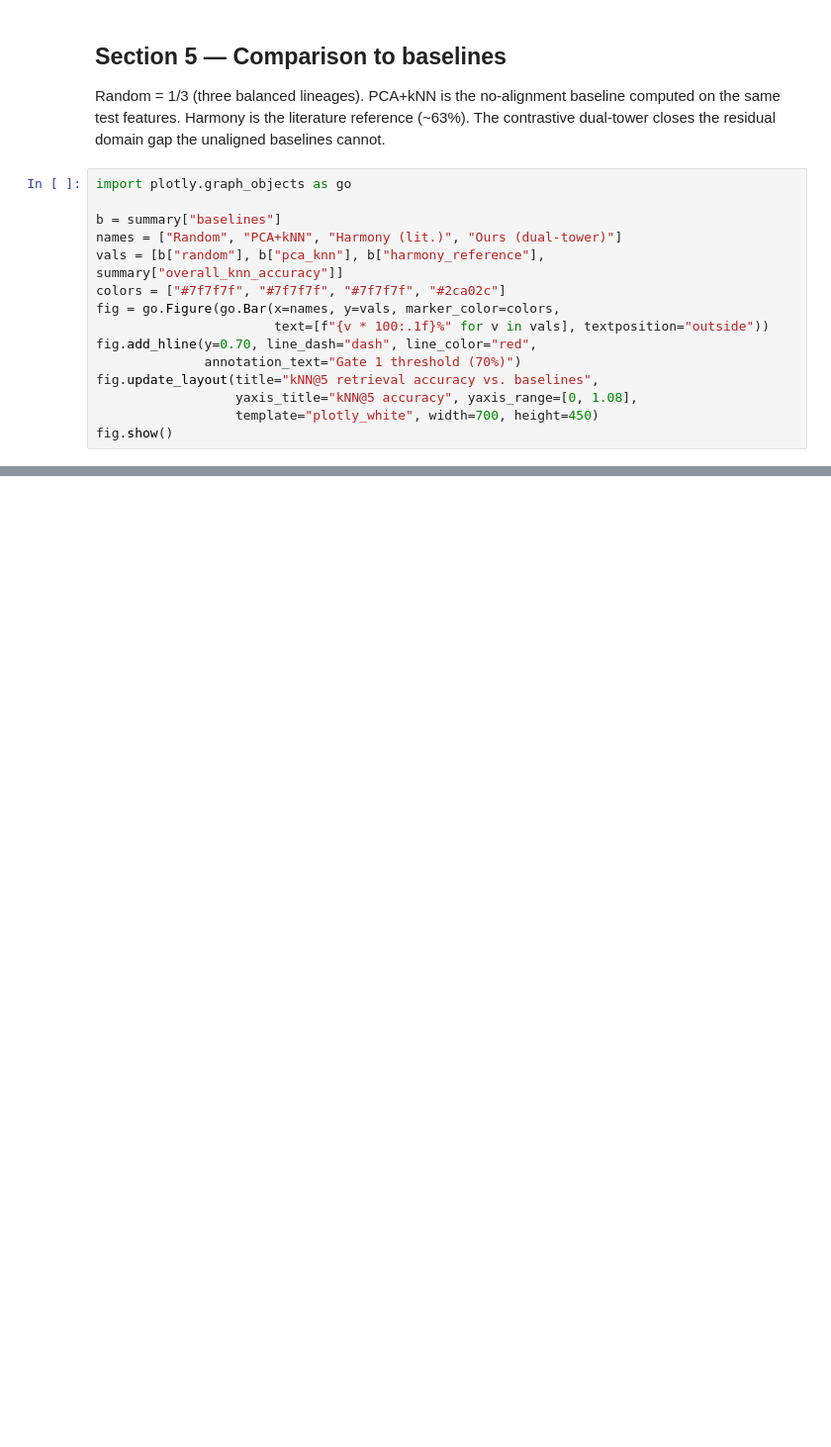
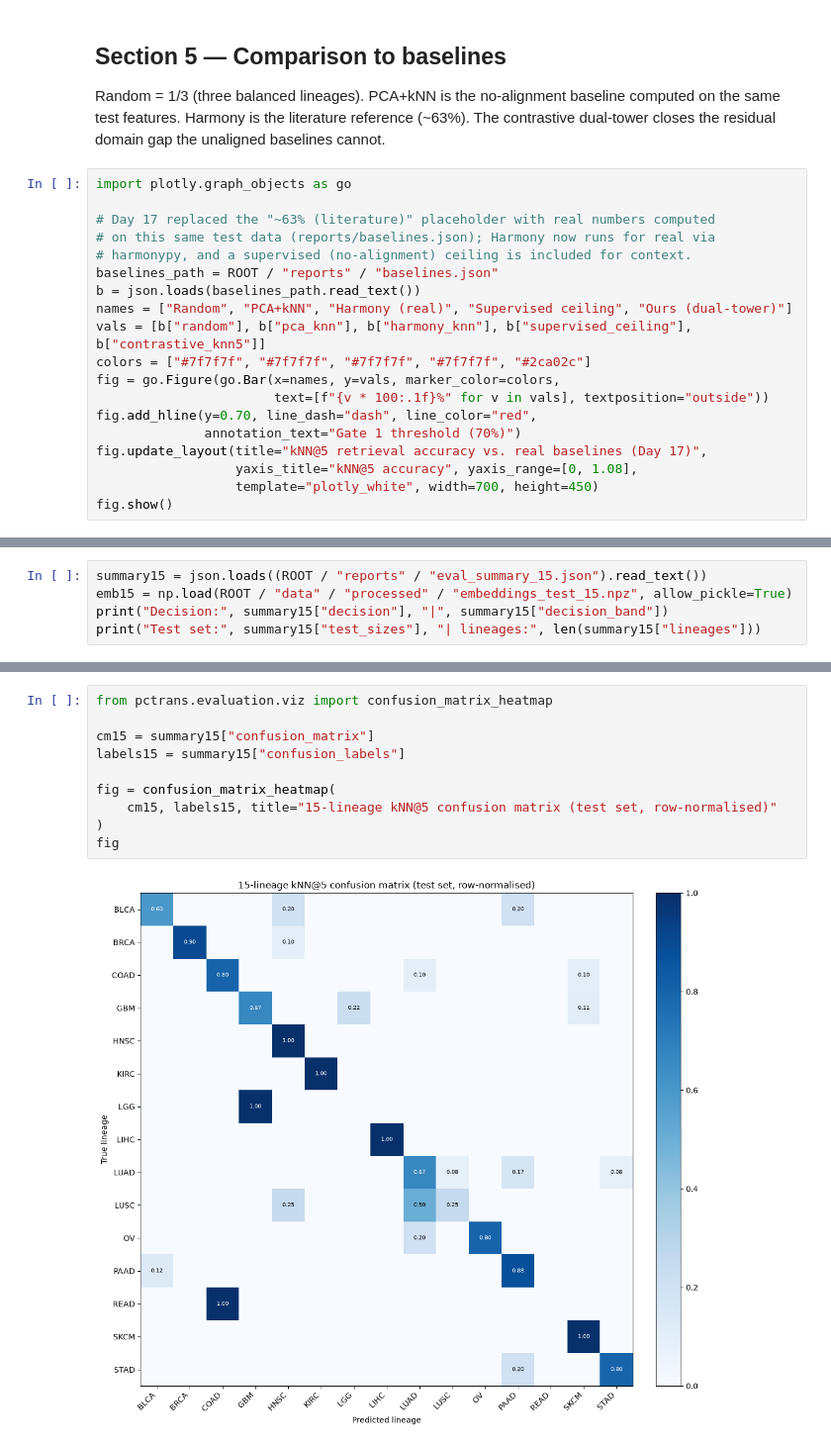
Before and after one commit to vthawfeek/pre-clinical-to-clinical-translation, a Jupyter notebook: notebooks/03_evaluation.ipynb, the cells around one changed output, grey strips where cells are left out. Shown at 99% size. Saved outputs shown, nothing was run; the diff lists cells and outputs as text; blank space fills up the shorter version.

```diff
--- a/notebooks/03_evaluation.ipynb
+++ b/notebooks/03_evaluation.ipynb
@@ -125,15 +175,19 @@ closes the residual domain gap the unaligned baselines cannot.
 # %%
 import plotly.graph_objects as go
 
-b = summary["baselines"]
-names = ["Random", "PCA+kNN", "Harmony (lit.)", "Ours (dual-tower)"]
-vals = [b["random"], b["pca_knn"], b["harmony_reference"], summary["overall_knn_accuracy"]]
-colors = ["#7f7f7f", "#7f7f7f", "#7f7f7f", "#2ca02c"]
+# Day 17 replaced the "~63% (literature)" placeholder with real numbers computed
+# on this same test data (reports/baselines.json); Harmony now runs for real via
+# harmonypy, and a supervised (no-alignment) ceiling is included for context.
+baselines_path = ROOT / "reports" / "baselines.json"
+b = json.loads(baselines_path.read_text())
+names = ["Random", "PCA+kNN", "Harmony (real)", "Supervised ceiling", "Ours (dual-tower)"]
+vals = [b["random"], b["pca_knn"], b["harmony_knn"], b["supervised_ceiling"], b["contrastive_knn5"]]
+colors = ["#7f7f7f", "#7f7f7f", "#7f7f7f", "#7f7f7f", "#2ca02c"]
 fig = go.Figure(go.Bar(x=names, y=vals, marker_color=colors,
                        text=[f"{v * 100:.1f}%" for v in vals], textposition="outside"))
 fig.add_hline(y=0.70, line_dash="dash", line_color="red",
               annotation_text="Gate 1 threshold (70%)")
-fig.update_layout(title="kNN@5 retrieval accuracy vs. baselines",
+fig.update_layout(title="kNN@5 retrieval accuracy vs. real baselines (Day 17)",
                   yaxis_title="kNN@5 accuracy", yaxis_range=[0, 1.08],
                   template="plotly_white", width=700, height=450)
 fig.show()
@@ -139,0 +206,5 @@ fig.show()
+# %%
+summary15 = json.loads((ROOT / "reports" / "eval_summary_15.json").read_text())
+emb15 = np.load(ROOT / "data" / "processed" / "embeddings_test_15.npz", allow_pickle=True)
+print("Decision:", summary15["decision"], "|", summary15["decision_band"])
+print("Test set:", summary15["test_sizes"], "| lineages:", len(summary15["lineages"]))
@@ -139,0 +274,12 @@ fig.show()
+# %%
+from pctrans.evaluation.viz import confusion_matrix_heatmap
+
+cm15 = summary15["confusion_matrix"]
+labels15 = summary15["confusion_labels"]
+
+fig = confusion_matrix_heatmap(
+    cm15, labels15, title="15-lineage kNN@5 confusion matrix (test set, row-normalised)"
+)
+fig
+# %% [output]
+[figure, added]
```
Also changed, not shown: parts of 17 cells of this notebook, 15 other files.
